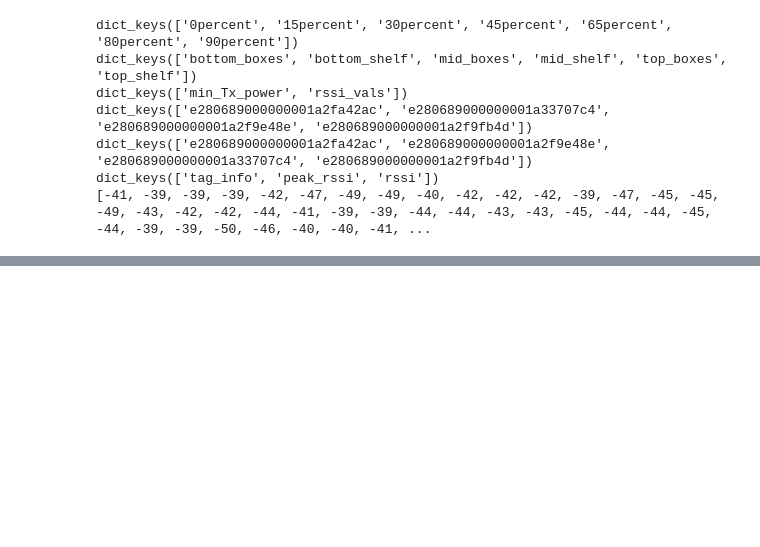
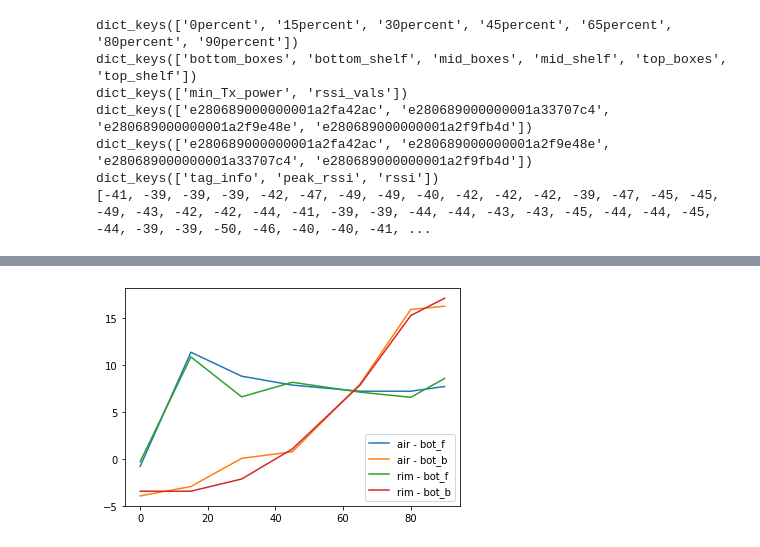
Before and after one commit to Rashmil-1999/smart_garden_rpi, a Jupyter notebook: src/viz.ipynb, the cells around one changed output, grey strips where cells are left out. Drawn from its saved outputs; the diff is of its cells as text; code cells hidden in the pictures; blank space fills up the shorter version.

```diff
--- a/src/viz.ipynb
+++ b/src/viz.ipynb
@@ -208,0 +439,18 @@ bottom_boxes_mrt: np.ndarray = compiled_rssi_readings["bottom_boxes"]["mrt"]
+# %%
+top_boxes_mrt_air_front_diff = top_boxes_mrt[tag_info["bottom_front"]["EPC-96"]] - top_boxes_mrt[tag_info["air"]["EPC-96"]]
+top_boxes_mrt_air_back_diff = top_boxes_mrt[tag_info["bottom_back"]["EPC-96"]] - top_boxes_mrt[tag_info["air"]["EPC-96"]]
+
+top_boxes_mrt_rim_front_diff = top_boxes_mrt[tag_info["bottom_front"]["EPC-96"]] - top_boxes_mrt[tag_info["rim"]["EPC-96"]]
+top_boxes_mrt_rim_back_diff = top_boxes_mrt[tag_info["bottom_back"]["EPC-96"]] - top_boxes_mrt[tag_info["rim"]["EPC-96"]]
+
+top_boxes_mrt_xs = xs
+
+plt.plot(xs, top_boxes_mrt_air_front_diff, label="air - bot_f")
+plt.plot(xs, top_boxes_mrt_air_back_diff, label="air - bot_b")
+
+plt.plot(xs, top_boxes_mrt_rim_front_diff, label="rim - bot_f")
+plt.plot(xs, top_boxes_mrt_rim_back_diff, label="rim - bot_b")
+plt.legend()
+plt.show()
+# %% [output]
+[figure, added]
```
Also changed, not shown: parts of 19 cells of this notebook, 3 other files.
